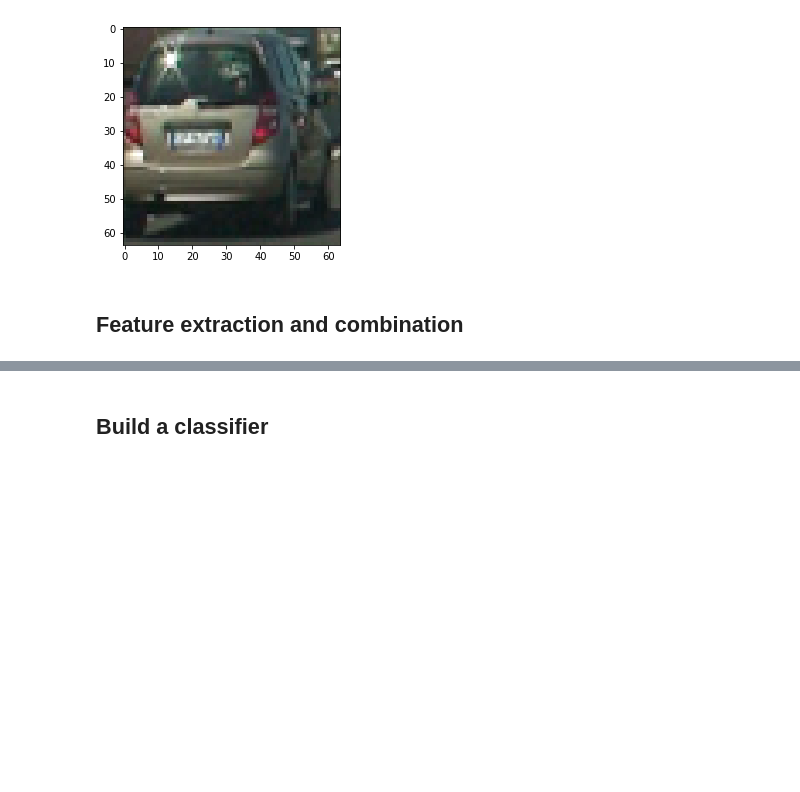
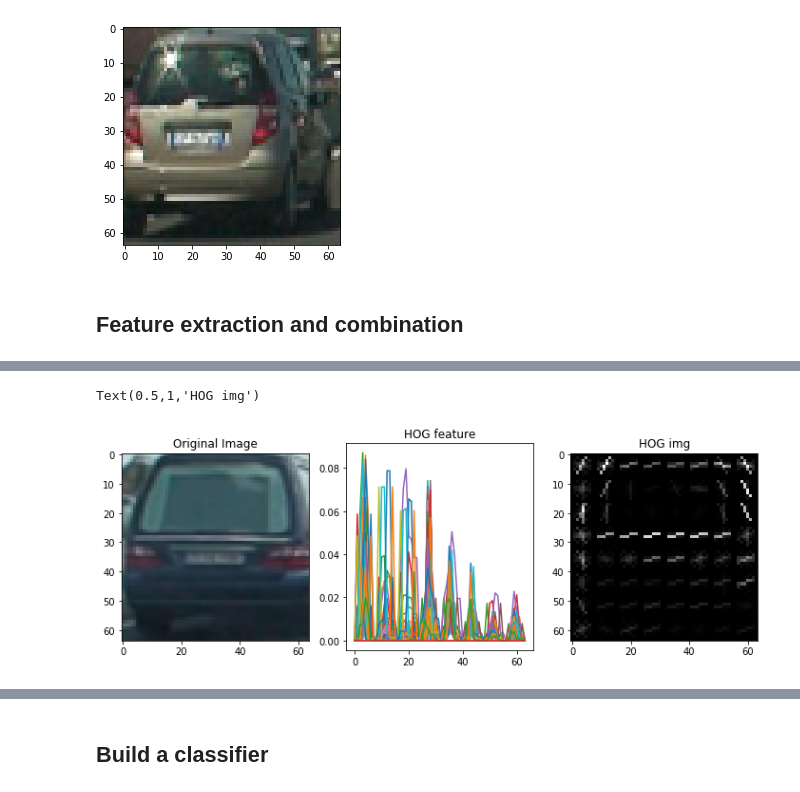
Before and after one commit to Meirtz/CarND-Vehicle-Detection, a Jupyter notebook: P5.ipynb, the cells around one changed output, grey strips where cells are left out. Saved outputs shown, nothing was run; the diff lists cells and outputs as text; code cells hidden in the pictures; blank space fills up the shorter version.

```diff
--- a/P5.ipynb
+++ b/P5.ipynb
@@ -49,3 +49,37 @@ plt.imshow(example_images[1])
 [figure]
 # %% [markdown]
 ## Feature extraction and combination
+# %%
+import numpy as np
+import cv2
+import matplotlib.pyplot as plt
+import matplotlib.image as mpimg
+from sklearn.preprocessing import StandardScaler
+import glob
+from skimage.feature import hog
+
+def get_hog_features(img, orient, pix_per_cell, cell_per_block, vis=False, feature_vec=True):
+    if vis == True:
+        features, hog_image = hog(img, orientations=orient, pixels_per_cell=(pix_per_cell, pix_per_cell),
+                                  cells_per_block=(cell_per_block, cell_per_block), transform_sqrt=False,
+                                  visualise=True, feature_vector=False)
+        return features, hog_image
+    else:
+        features = hog(img, orientations=orient, pixels_per_cell=(pix_per_cell, pix_per_cell),
+                       cells_per_block=(cell_per_block, cell_per_block), transform_sqrt=False,
+                       visualise=False, feature_vector=feature_vec)
+        return features
+
+img = cv2.cvtColor(mpimg.imread(cars[0]), cv2.COLOR_RGB2GRAY)
+_, hog_img = get_hog_features(img, 9, 8, 2, True)
+fig = plt.figure(figsize=(12,4))
+plt.subplot(131)
+plt.imshow(mpimg.imread(cars[0]))
+plt.title('Original Image')
+plt.subplot(132)
+plt.plot(hog_img)
+plt.title('HOG feature')
+plt.subplot(133)
+plt.imshow(hog_img, cmap='gray')
+plt.title('HOG img')
+# %% [output]
@@ -52 +88,3 @@ plt.imshow(example_images[1])
+Text(0.5,1,'HOG img')
+[figure, added]
 # %%
```
Also changed, not shown: parts of 16 cells of this notebook.
